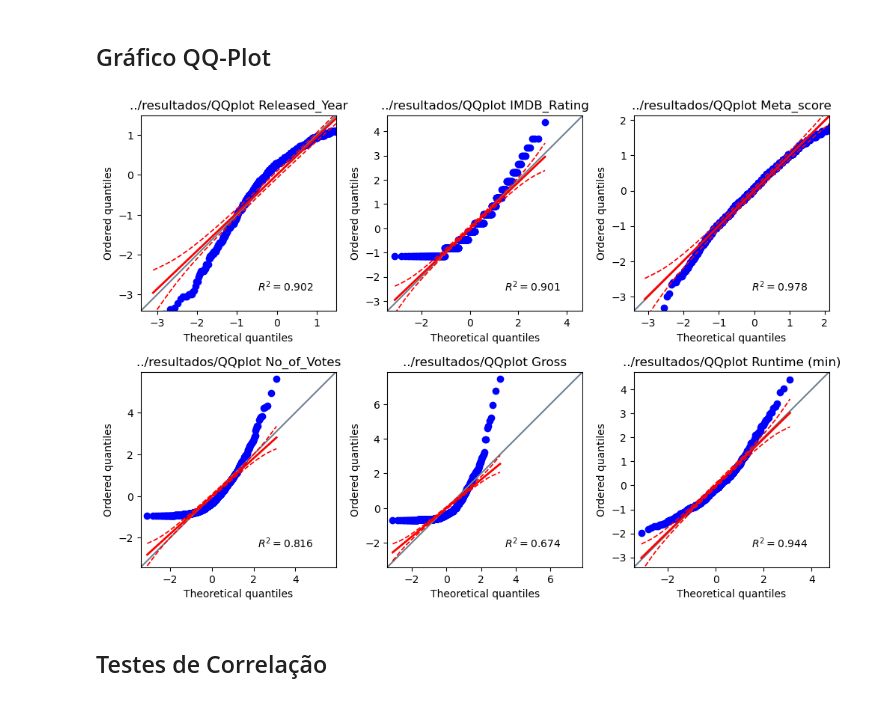
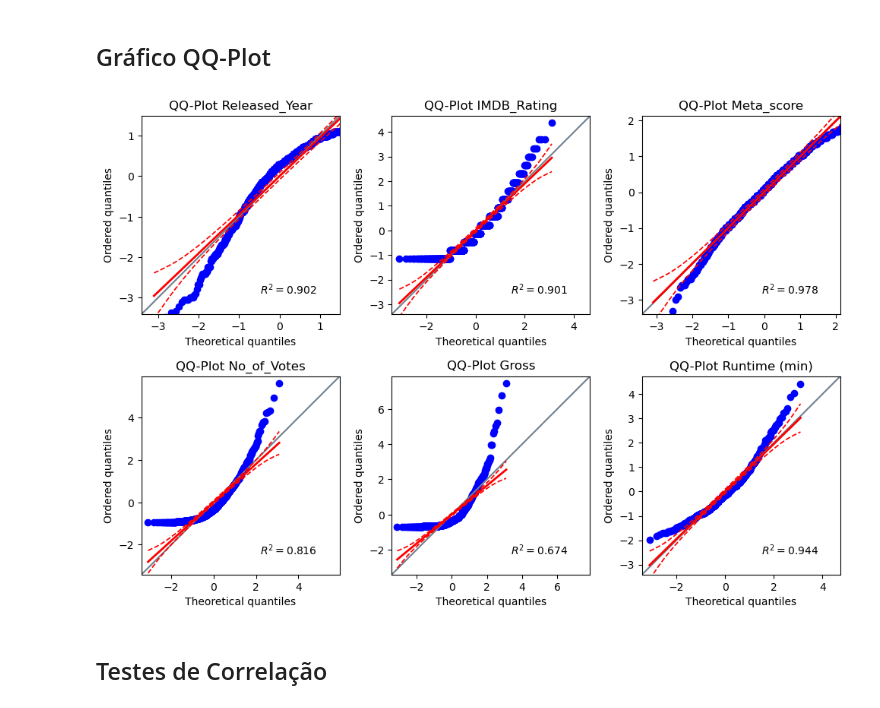
Before and after one commit to carolinaemanuele/LH_CD_CAROLINAEMANUELESANTOSDEARAUJO, a Jupyter notebook: Jupyter Notebook/LH_CD_CAROLINAEMANUELESANTOSDEARAUJO.ipynb, the cells around one changed output. Drawn from its saved outputs; the diff is of its cells as text; code cells hidden in the pictures.

```diff
--- a/Jupyter Notebook/LH_CD_CAROLINAEMANUELESANTOSDEARAUJO.ipynb
+++ b/Jupyter Notebook/LH_CD_CAROLINAEMANUELESANTOSDEARAUJO.ipynb
@@ -427,10 +427,10 @@ plt.show()
 ## Histogramas
 # %%
 # Plotando histogramas para visualizar graficamente a distribuição de densidade de cada coluna quantitativa do dataset
-plt.figure(figsize=(8,9))
+plt.figure(figsize=(11,6))
 for column in quantitativas:
     n = quantitativas.index(column)+1
-    plt.subplot(3,2,n)
+    plt.subplot(2,3,n)
     plt.hist(data = db_imdb, x = column, color='blue', histtype='bar', rwidth=2, edgecolor='blue', density=True, alpha=.5)
     sns.kdeplot(db_imdb[column], color='black')
     plt.title(f'Histograma de Densidade de {column}')
@@ -596,17 +596,17 @@ df_curt_obliq
 # %%
 # Plotando gráficos QQ-plot como outra ferramenta para verificação da normalidaade de distribuição dos atributos
 plt.figure(figsize = (10,7))
 n = 0
 for column in quantitativas:
     n += 1
     plt.subplot(2,3,n)
     pg.qqplot(db_imdb[column], dist='norm')
-    plt.title(f'../resultados/QQplot {column}')
+    plt.title(f'QQ-Plot {column}')
 plt.tight_layout()
-plt.savefig('QQPlot.png')
+plt.savefig('../resultados/QQPlot.png')
 plt.show()
 # %% [output]
-[figure, old version]
+[figure, new version]
 # %% [markdown]
 ## Testes de Correlação
 # %%
```
Also changed, not shown: parts of 19 cells of this notebook, 24 other files.
